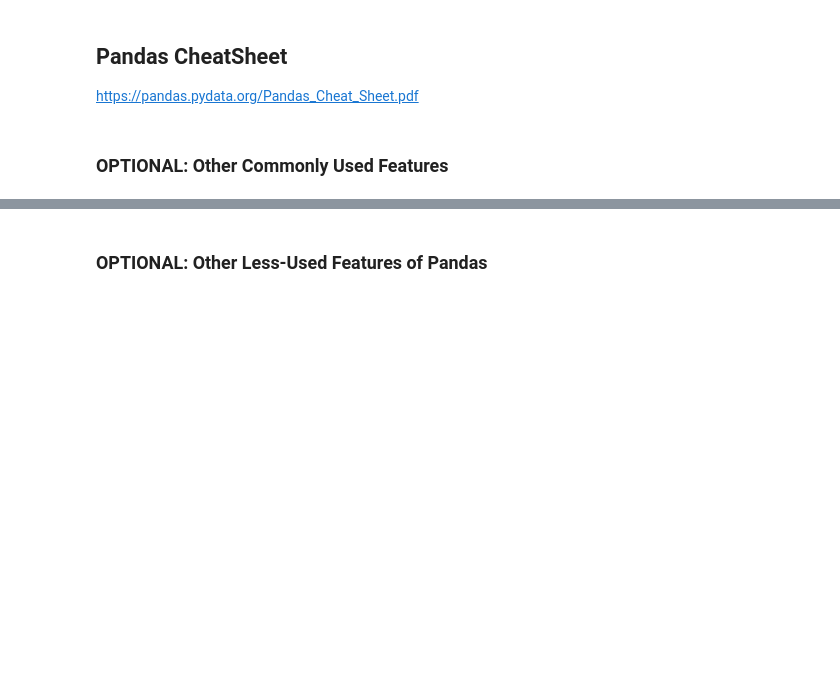
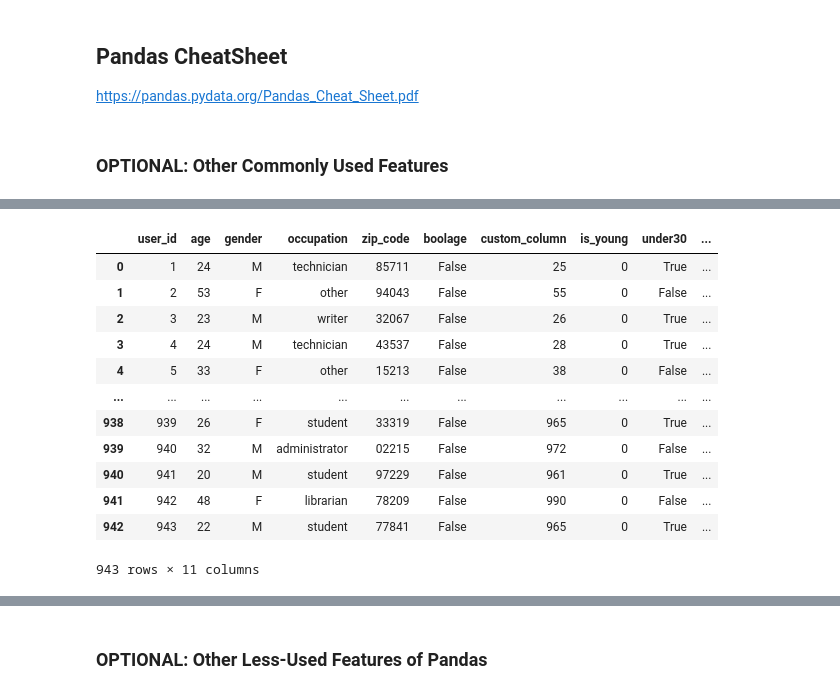
Before and after one commit to atulparashar27/GenAI, a Jupyter notebook: Exercises/2_Data_Manipulation.ipynb, the cells around one changed output, grey strips where cells are left out. Saved outputs shown, nothing was run; the diff lists cells and outputs as text; code cells hidden in the pictures; blank space fills up the shorter version.

```diff
--- a/Exercises/2_Data_Manipulation.ipynb
+++ b/Exercises/2_Data_Manipulation.ipynb
@@ -1462,6 +1624,21 @@ users['under30male'] = users.apply(lambda row: row.age < 30 and row.gender == 'M
 # %%
 # Map existing values to a different set of values.
-users['is_male'] = users.gender.map({'F':0, 'M':1})
+users['is_male'] = users.occupation.map({'technician':0, 'other':1})
+users
+# %% [output]
+|  | user_id | age | gender | occupation | zip_code | boolage | custom_column | is_young | under30 | ... |
+| 0 | 1 | 24 | M | technician | 85711 | False | 25 | 0 | True | ... |
+| 1 | 2 | 53 | F | other | 94043 | False | 55 | 0 | False | ... |
+| 2 | 3 | 23 | M | writer | 32067 | False | 26 | 0 | True | ... |
+| 3 | 4 | 24 | M | technician | 43537 | False | 28 | 0 | True | ... |
+| 4 | 5 | 33 | F | other | 15213 | False | 38 | 0 | False | ... |
+| ... | ... | ... | ... | ... | ... | ... | ... | ... | ... | ... |
+| 938 | 939 | 26 | F | student | 33319 | False | 965 | 0 | True | ... |
+| 939 | 940 | 32 | M | administrator | 02215 | False | 972 | 0 | False | ... |
+| 940 | 941 | 20 | M | student | 97229 | False | 961 | 0 | True | ... |
+| 941 | 942 | 48 | F | librarian | 78209 | False | 990 | 0 | False | ... |
+| 942 | 943 | 22 | M | student | 77841 | False | 965 | 0 | True | ... |
+943 rows × 11 columns
 # %%
 # Replace all instances of a value in a column (must match entire value).
 ufo.State.replace('Fl', 'FL', inplace=True)
```
Also changed, not shown: parts of 42 cells of this notebook.
